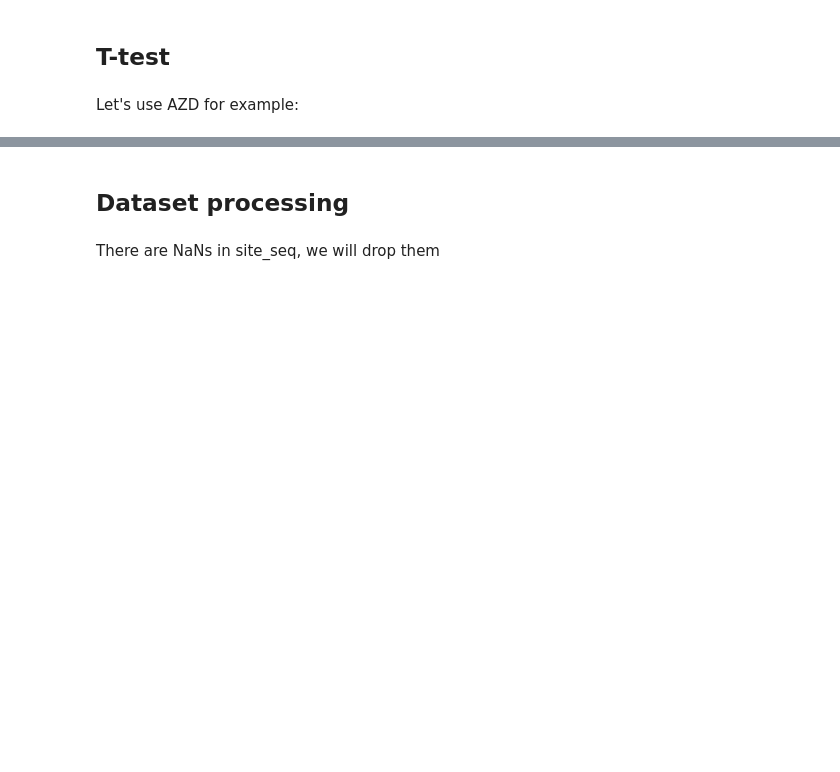
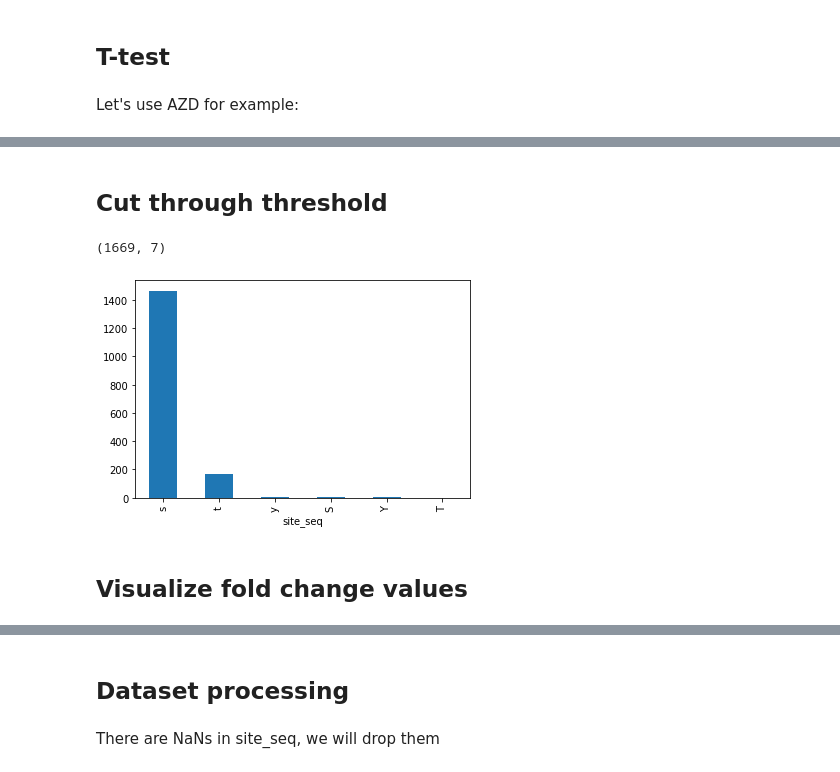
Before and after one commit to sky1ove/katlas, a Jupyter notebook: nbs/tutorial_03a_enrichment_AKTi.ipynb, the cells around one changed output, grey strips where cells are left out. Cells and saved outputs as stored; diff of their text form; code cells hidden in the pictures; blank space fills up the shorter version.

```diff
--- a/nbs/tutorial_03a_enrichment_AKTi.ipynb
+++ b/nbs/tutorial_03a_enrichment_AKTi.ipynb
@@ -78,4 +77,4 @@ MK = df.columns[df.columns.str.contains('MK')]
 # %% [markdown]
 Let's use AZD for example:
 # %%
-azd = get_ttest(df,ctrl, AZD)
+azd = get_pvalue(df,ctrl, AZD,'mann_whitney')
@@ -101,0 +111,15 @@ azd.sort_values('signed_logP')
+# %% [markdown]
+## Cut through threshold
+# %%
+# set a threshold of 0.05 for p_value
+azd2 = azd[azd.p_value<0.05].reset_index(drop=True)
+# %%
+azd2.shape
+# %% [output]
+(1669, 7)
+# %%
+azd2.site_seq.str[7].value_counts().plot.bar();
+# %% [output]
+[figure, added]
+# %% [markdown]
+## Visualize fold change values
```
Also changed, not shown: parts of 58 cells of this notebook.
